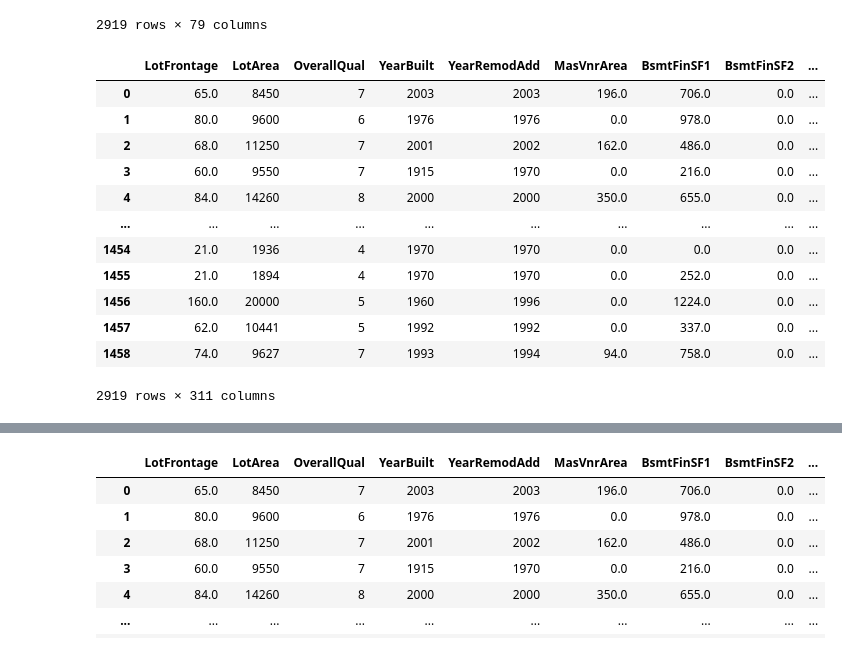
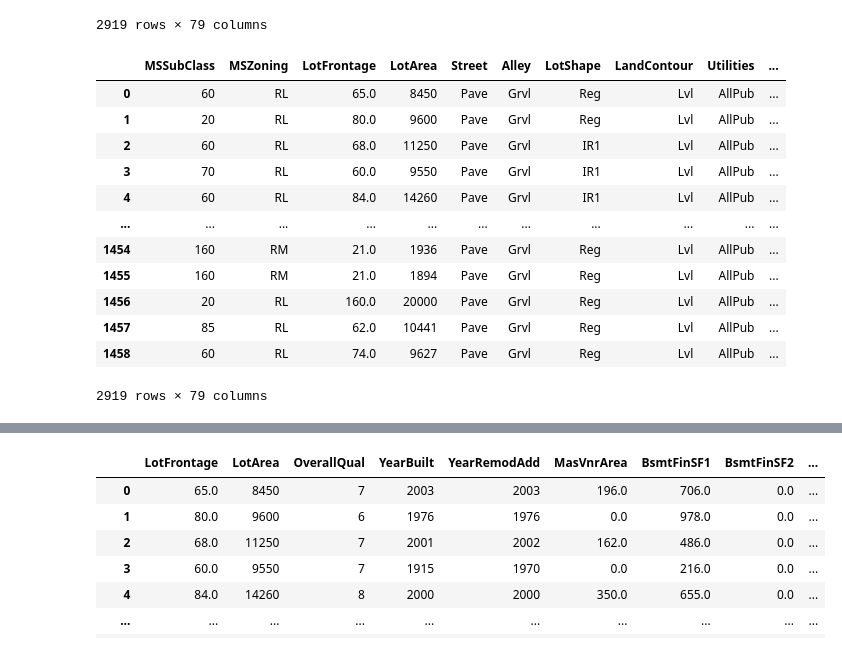
Before and after one commit to pkwbim/ai-learning, a Jupyter notebook: HousePrices_AdvancedRegressionTechniques.ipynb, the cells around one changed output, grey strips where cells are left out. Saved outputs shown, nothing was run; the diff lists cells and outputs as text; code cells hidden in the pictures.

```diff
--- a/HousePrices_AdvancedRegressionTechniques.ipynb
+++ b/HousePrices_AdvancedRegressionTechniques.ipynb
@@ -72,20 +72,23 @@ datas
 | 1458 | 60 | RL | 74.0 | 9627 | Pave | NaN | Reg | Lvl | AllPub | ... |
 2919 rows × 79 columns
 # %%
-# 做 one-hot
-datas = pd.get_dummies(datas, columns=["MSSubClass",'MSZoning','Street','Alley','LotShape','LandContour','Utilities','LotConfig','LandSlope','Neighborhood','Condition1','Condition2','BldgType','HouseStyle','OverallCond','RoofStyle','RoofMatl','Exterior1st','Exterior2nd','MasVnrType','ExterQual','ExterCond','Foundation','BsmtQual','BsmtCond','BsmtExposure','BsmtFinType1','BsmtFinType2','Heating','HeatingQC','CentralAir','Electrical','KitchenQual','Functional','FireplaceQu','GarageType','GarageFinish','GarageQual','GarageCond','PavedDrive','PoolQC','Fence','MiscFeature','SaleType','SaleCondition'])
+# 補型態的缺
+type_fields = ["MSSubClass",'MSZoning','Street','Alley','LotShape','LandContour','Utilities','LotConfig','LandSlope','Neighborhood','Condition1','Condition2','BldgType','HouseStyle','OverallCond','RoofStyle','RoofMatl','Exterior1st','Exterior2nd','MasVnrType','ExterQual','ExterCond','Foundation','BsmtQual','BsmtCond','BsmtExposure','BsmtFinType1','BsmtFinType2','Heating','HeatingQC','CentralAir','Electrical','KitchenQual','Functional','FireplaceQu','GarageType','GarageFinish','GarageQual','GarageCond','PavedDrive','PoolQC','Fence','MiscFeature','SaleType','SaleCondition']
+for field in type_fields:
+  most = datas[field].value_counts().idxmax()
+  datas[field] = datas[field].fillna(most)
 datas
 # %% [output]
-|  | LotFrontage | LotArea | OverallQual | YearBuilt | YearRemodAdd | MasVnrArea | BsmtFinSF1 | BsmtFinSF2 | ... |
-| 0 | 65.0 | 8450 | 7 | 2003 | 2003 | 196.0 | 706.0 | 0.0 | ... |
-| 1 | 80.0 | 9600 | 6 | 1976 | 1976 | 0.0 | 978.0 | 0.0 | ... |
-| 2 | 68.0 | 11250 | 7 | 2001 | 2002 | 162.0 | 486.0 | 0.0 | ... |
-| 3 | 60.0 | 9550 | 7 | 1915 | 1970 | 0.0 | 216.0 | 0.0 | ... |
-| 4 | 84.0 | 14260 | 8 | 2000 | 2000 | 350.0 | 655.0 | 0.0 | ... |
-| ... | ... | ... | ... | ... | ... | ... | ... | ... | ... |
-| 1454 | 21.0 | 1936 | 4 | 1970 | 1970 | 0.0 | 0.0 | 0.0 | ... |
-| 1455 | 21.0 | 1894 | 4 | 1970 | 1970 | 0.0 | 252.0 | 0.0 | ... |
-| 1456 | 160.0 | 20000 | 5 | 1960 | 1996 | 0.0 | 1224.0 | 0.0 | ... |
-| 1457 | 62.0 | 10441 | 5 | 1992 | 1992 | 0.0 | 337.0 | 0.0 | ... |
-| 1458 | 74.0 | 9627 | 7 | 1993 | 1994 | 94.0 | 758.0 | 0.0 | ... |
+|  | MSSubClass | MSZoning | LotFrontage | LotArea | Street | Alley | LotShape | LandContour | Utilities | ... |
+| 0 | 60 | RL | 65.0 | 8450 | Pave | Grvl | Reg | Lvl | AllPub | ... |
+| 1 | 20 | RL | 80.0 | 9600 | Pave | Grvl | Reg | Lvl | AllPub | ... |
+| 2 | 60 | RL | 68.0 | 11250 | Pave | Grvl | IR1 | Lvl | AllPub | ... |
+| 3 | 70 | RL | 60.0 | 9550 | Pave | Grvl | IR1 | Lvl | AllPub | ... |
+| 4 | 60 | RL | 84.0 | 14260 | Pave | Grvl | IR1 | Lvl | AllPub | ... |
+| ... | ... | ... | ... | ... | ... | ... | ... | ... | ... | ... |
+| 1454 | 160 | RM | 21.0 | 1936 | Pave | Grvl | Reg | Lvl | AllPub | ... |
+| 1455 | 160 | RM | 21.0 | 1894 | Pave | Grvl | Reg | Lvl | AllPub | ... |
+| 1456 | 20 | RL | 160.0 | 20000 | Pave | Grvl | Reg | Lvl | AllPub | ... |
+| 1457 | 85 | RL | 62.0 | 10441 | Pave | Grvl | Reg | Lvl | AllPub | ... |
+| 1458 | 60 | RL | 74.0 | 9627 | Pave | Grvl | Reg | Lvl | AllPub | ... |
-2919 rows × 311 columns
+2919 rows × 79 columns
```
Also changed, not shown: parts of 4 cells of this notebook.
